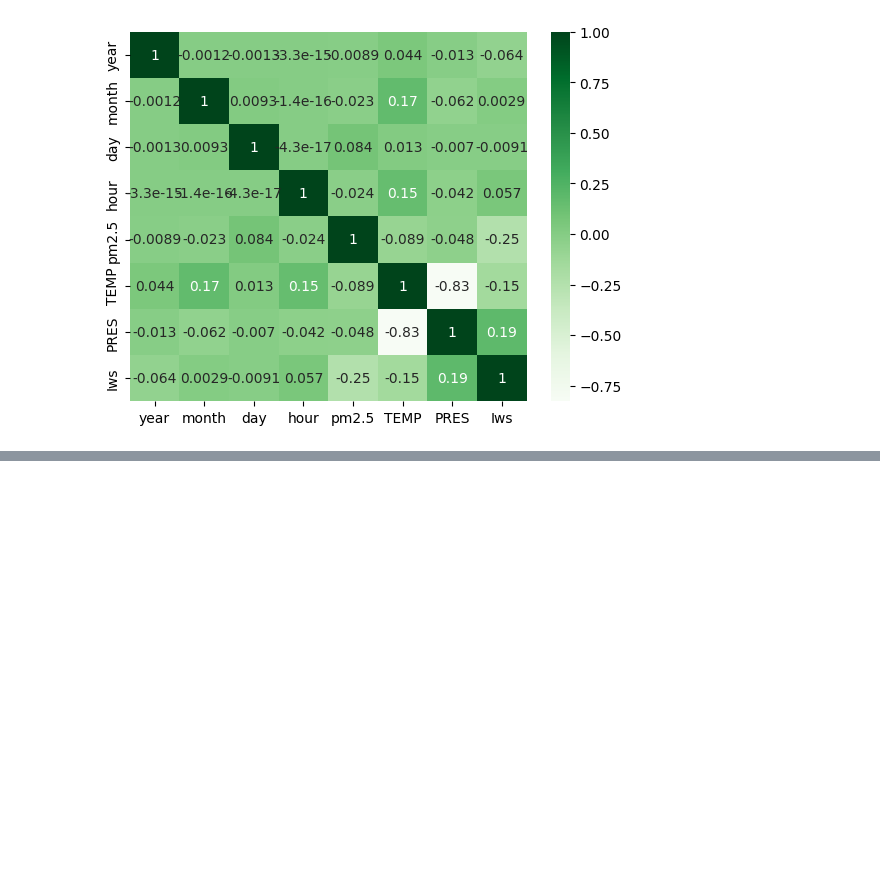
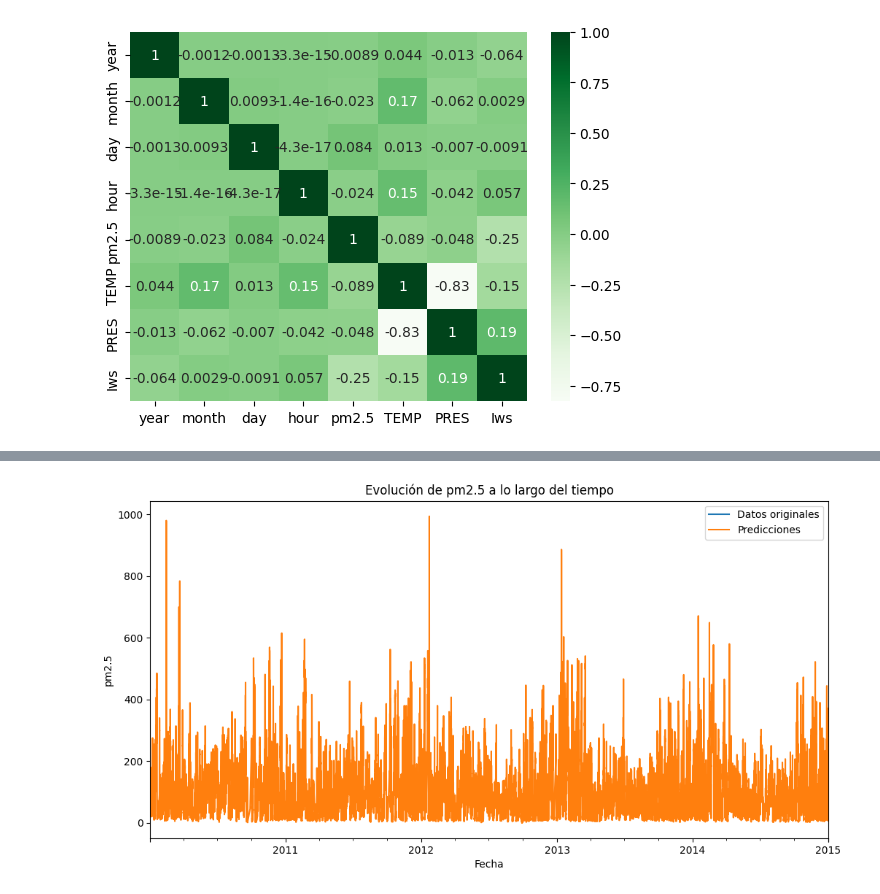
Before and after one commit to carlos-jaramillo/DataScienceProyect, a Jupyter notebook: Proyect_II.ipynb, the cells around one changed output, grey strips where cells are left out. Saved outputs shown, nothing was run; the diff lists cells and outputs as text; code cells hidden in the pictures; blank space fills up the shorter version.

```diff
--- a/Proyect_II.ipynb
+++ b/Proyect_II.ipynb
@@ -393,0 +582,10 @@ axes.boxplot(df["Iws"], notch = True, labels=["Velocidad del viento (m/s)"]);
+# %%
+#Hago un groupby para ver el promedio del contaminante con el pasar del tiempo
+df_hourly = df.groupby('datetime')['pm2.5'].mean()
+# %%
+#Instancia de modelo, los parámetros hacen que vaya de hora en hora.
+model = sm.tsa.statespace.SARIMAX(df_hourly, order=(1, 0, 0), seasonal_order=(0, 1, 0, 24))
+model_fit = model.fit()
+# %%
+#Predicciones
+preds = model_fit.predict(start=df_hourly.index[-1], end=df_hourly.index[-1] + pd.Timedelta(hours=24), dynamic=True, params=model_fit.params)
@@ -393,0 +601,19 @@ axes.boxplot(df["Iws"], notch = True, labels=["Velocidad del viento (m/s)"]);
+# %%
+#Hacer un Series de las predicciones
+preds_series = pd.Series(preds, index=pd.date_range(start=df_hourly.index[-1], periods=len(preds), freq='H'))
+# %%
+#Gráfico de predicciones vs Datos originales.
+import matplotlib.pyplot as plt
+
+fig, ax = plt.subplots(figsize=(12, 6))
+# Gráfico de línea con los datos originales
+preds_series.plot(ax=ax)
+# Gráfico de línea con las predicciones
+df_hourly.plot(ax=ax)
+# Etiquetas del gráfico
+ax.set_xlabel('Fecha')
+ax.set_ylabel('pm2.5')
+ax.set_title('Evolución de pm2.5 a lo largo del tiempo')
+ax.legend(['Datos originales', 'Predicciones']);
+# %% [output]
+[figure, added]
```
Also changed, not shown: parts of 45 cells of this notebook.
